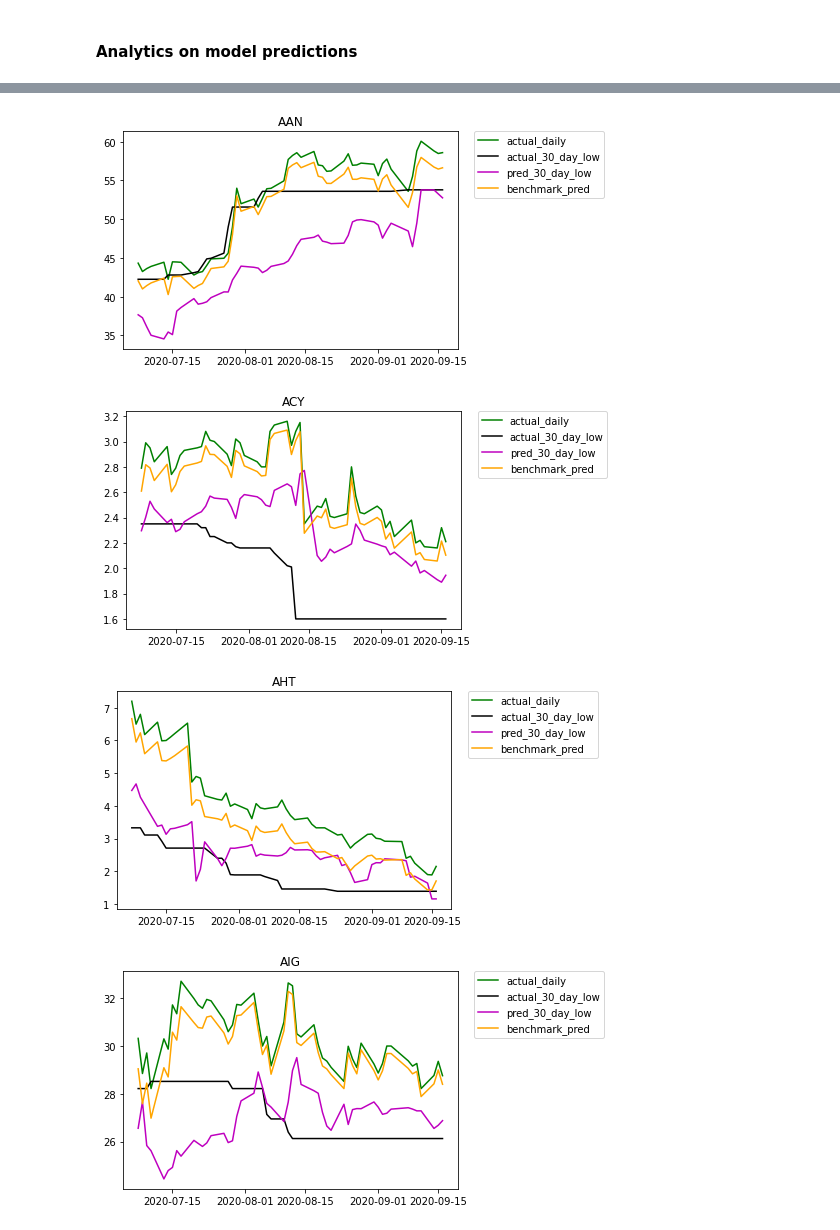
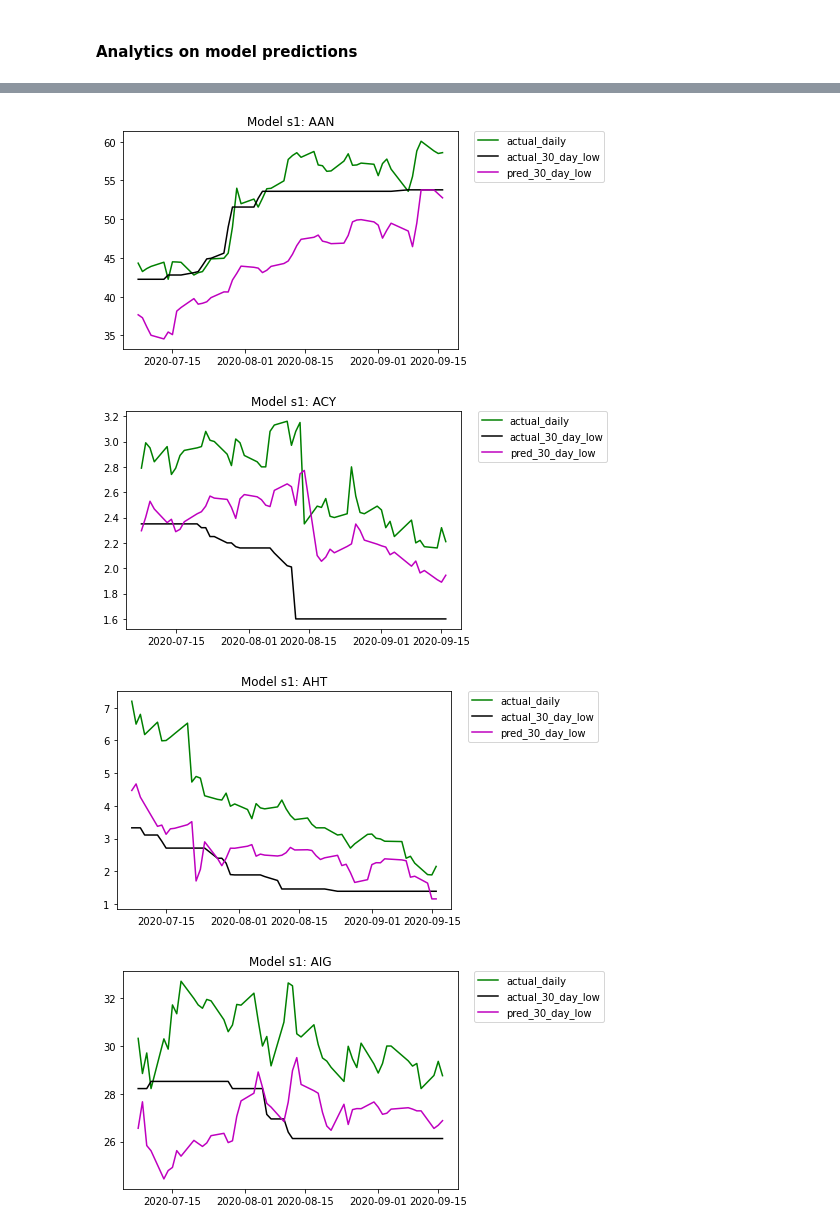
Before and after one commit to rbetzler/fun-times-in-python, a Jupyter notebook: finance/science/exploration/20201124_analytics.ipynb, the cells around one changed output, grey strips where cells are left out. Drawn from its saved outputs; the diff is of its cells as text; code cells hidden in the pictures.

```diff
--- a/finance/science/exploration/20201124_analytics.ipynb
+++ b/finance/science/exploration/20201124_analytics.ipynb
@@ -10,8 +10,6 @@ register_matplotlib_converters()
 # %% [markdown]
 #### Analytics on model predictions
 # %%
-MODEL_ID = 's1'
-SYMBOL = 'ASML'
 query = f'''
     with
     raw_stocks as (
@@ -38,9 +36,9 @@ query = f'''
     , predictions as (
       select *
         , denormalized_prediction as thirty_day_low_prediction
-        , row_number() over (partition by symbol order by market_datetime desc) as rn
+        , row_number() over (partition by model_id, symbol, market_datetime order by file_datetime desc) as rn1
+        , row_number() over (partition by model_id, symbol order by market_datetime desc) as rn2
       from dev.predictions
-      where model_id = '{MODEL_ID}'
     )
     , base as (
      select
@@ -55,14 +53,14 @@ query = f'''
        , greatest((s.thirty_day_low - p.thirty_day_low_prediction) / p.thirty_day_low_prediction, 0) as loss
        , min(case when s.open <= p.thirty_day_low_prediction then s.market_datetime end) over (partition by s.symbol order by s.market_datetime rows between 1 following and 31 following) - s.market_datetime as n_days_to_loss
        , open - mae * 10 as benchmark_prediction
-       --, .9 * open as benchmark_prediction
        , open - mae * 10 < thirty_day_low as benchmarket_is_profitable
      from stocks as s
      inner join predictions as p
        on  p.symbol = s.symbol
        and (p.market_datetime = s.market_datetime
-         or (p.market_datetime < s.market_datetime and p.rn = 1)
+         or (p.market_datetime < s.market_datetime and p.rn2 = 1)
        )
+     where rn1 = 1
     )
     {{cte}}
     '''
@@ -88,30 +86,33 @@ df.head(10)
 # %%
 STOCKS = [
     'AAN',
     'ACY',
     'AHT',
     'AIG',
 ]
 
-for s in STOCKS:
-    x = df[df['symbol']==s]
+models = df['model_id'].unique()
+for m in models:
+    temp = df[df['model_id']==m]
 
-    plt.title(s)
-    plt.plot(x['market_datetime'], x['open'], color='g', label='actual_daily')
-    plt.plot(x['market_datetime'], x['thirty_day_low'], color='black', label='actual_30_day_low')
-    plt.plot(x['market_datetime'], x['thirty_day_low_prediction'], color='m', label='pred_30_day_low')
-    plt.plot(x['market_datetime'], x['benchmark_prediction'], color='orange', label='benchmark_pred')
-    plt.legend(bbox_to_anchor=(1.05, 1), loc='upper left', borderaxespad=0.)
+    for s in STOCKS:
+        x = temp[temp['symbol']==s]
+
+        plt.title(f'Model {m}: {s}')
+        plt.plot(x['market_datetime'], x['open'], color='g', label='actual_daily')
+        plt.plot(x['market_datetime'], x['thirty_day_low'], color='black', label='actual_30_day_low')
+        plt.plot(x['market_datetime'], x['thirty_day_low_prediction'], color='m', label='pred_30_day_low')
+        plt.legend(bbox_to_anchor=(1.05, 1), loc='upper left', borderaxespad=0.)
+        plt.show()
+
+    plt.title(f'Net Win/Loss Amount Histogram: {m}')
+    plt.hist(temp.loc[temp['net_win_loss'].notnull(), 'net_win_loss'], bins=25, color='purple')
+    plt.vlines(-.1, ymin=0, ymax=2000, color='grey', linestyles='dashed')
+    plt.vlines(0, ymin=0, ymax=2000, color='black')
+    plt.vlines(.1, ymin=0, ymax=2000, color='grey', linestyles='dashed')
     plt.show()
-
-plt.title('Net Win/Loss Amount Histogram')
-plt.hist(df.loc[df['net_win_loss'].notnull(), 'net_win_loss'], bins=25, color='purple')
-plt.vlines(-.1, ymin=0, ymax=2000, color='grey', linestyles='dashed')
-plt.vlines(0, ymin=0, ymax=2000, color='black')
-plt.vlines(.1, ymin=0, ymax=2000, color='grey', linestyles='dashed')
-plt.show()
 # %% [output]
-[figure, old version]
+[figure, new version]
-[figure, old version]
+[figure, new version]
-[figure, old version]
+[figure, new version]
-[figure, old version]
+[figure, new version]
```
Also changed, not shown: parts of 5 cells of this notebook.
